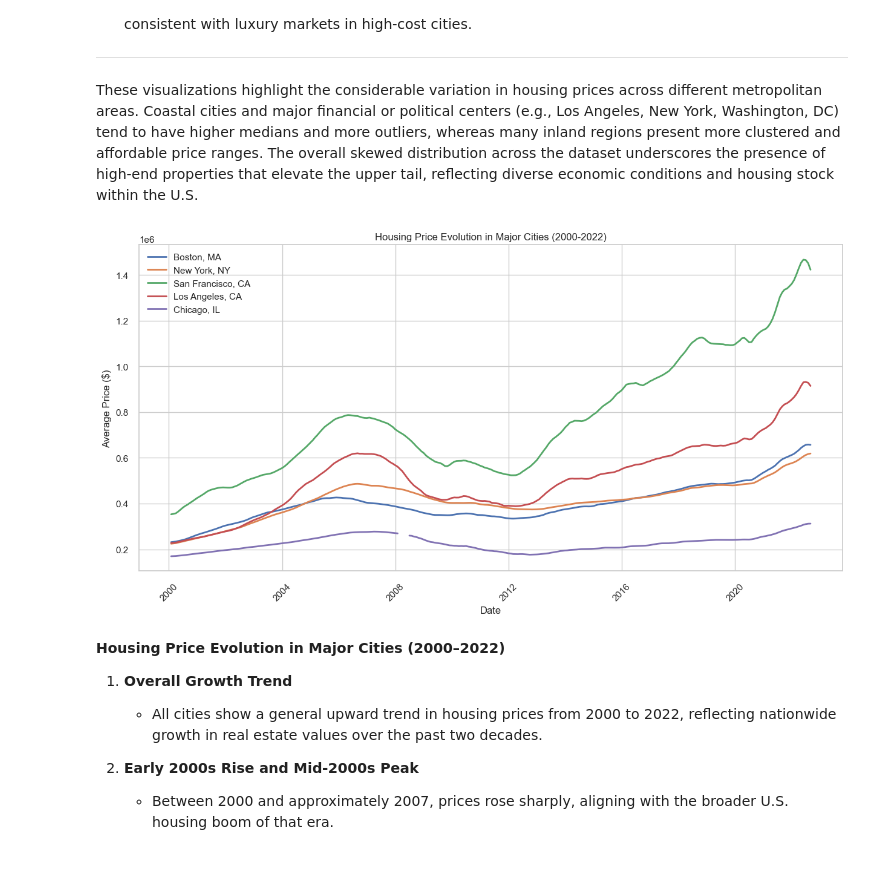
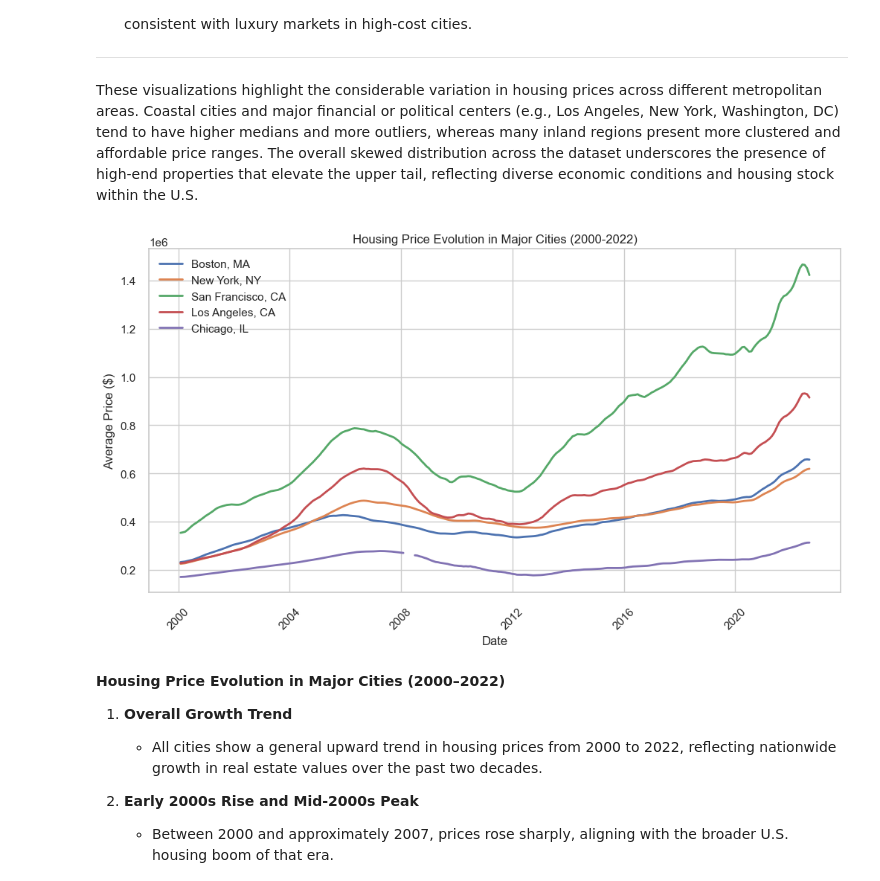
Before and after one commit to luishcr0998/housing_price_analysis, a Jupyter notebook: housing_prices_analysis.ipynb, the cells around one changed output. Drawn from its saved outputs; the diff is of its cells as text; code cells hidden in the pictures.

```diff
--- a/housing_prices_analysis.ipynb
+++ b/housing_prices_analysis.ipynb
@@ -249,28 +253,28 @@ These visualizations highlight the considerable variation in housing prices acro
 # %%
 ### **Comparing Major Cities:**
 
-plt.figure(figsize=(15, 7))
+plt.figure(figsize=(12, 6))
 
 # Select main cities for comparison
 main_cities = ['Boston, MA', 'New York, NY', 'San Francisco, CA', 'Los Angeles, CA', 'Chicago, IL']
 cities_data = df[df['RegionName'].isin(main_cities)]
 
 # Create line plot for each city
 for city in main_cities:
     city_data = cities_data[cities_data['RegionName'] == city].iloc[:, 5:].T
     # Converter índice para datetime
     city_data.index = pd.to_datetime(city_data.index)
     plt.plot(city_data.index, city_data.values, label=city, linewidth=2)
 
 plt.title('Housing Price Evolution in Major Cities (2000-2022)')
 plt.xlabel('Date')
 plt.ylabel('Average Price ($)')
 plt.legend()
 plt.xticks(rotation=45)
 plt.grid(True)
 plt.show()
 # %% [output]
-[figure, old version]
+[figure, new version]
 # %% [markdown]
 **Housing Price Evolution in Major Cities (2000–2022)**
 
```
Also changed, not shown: parts of 10 cells of this notebook, 15 other files.
